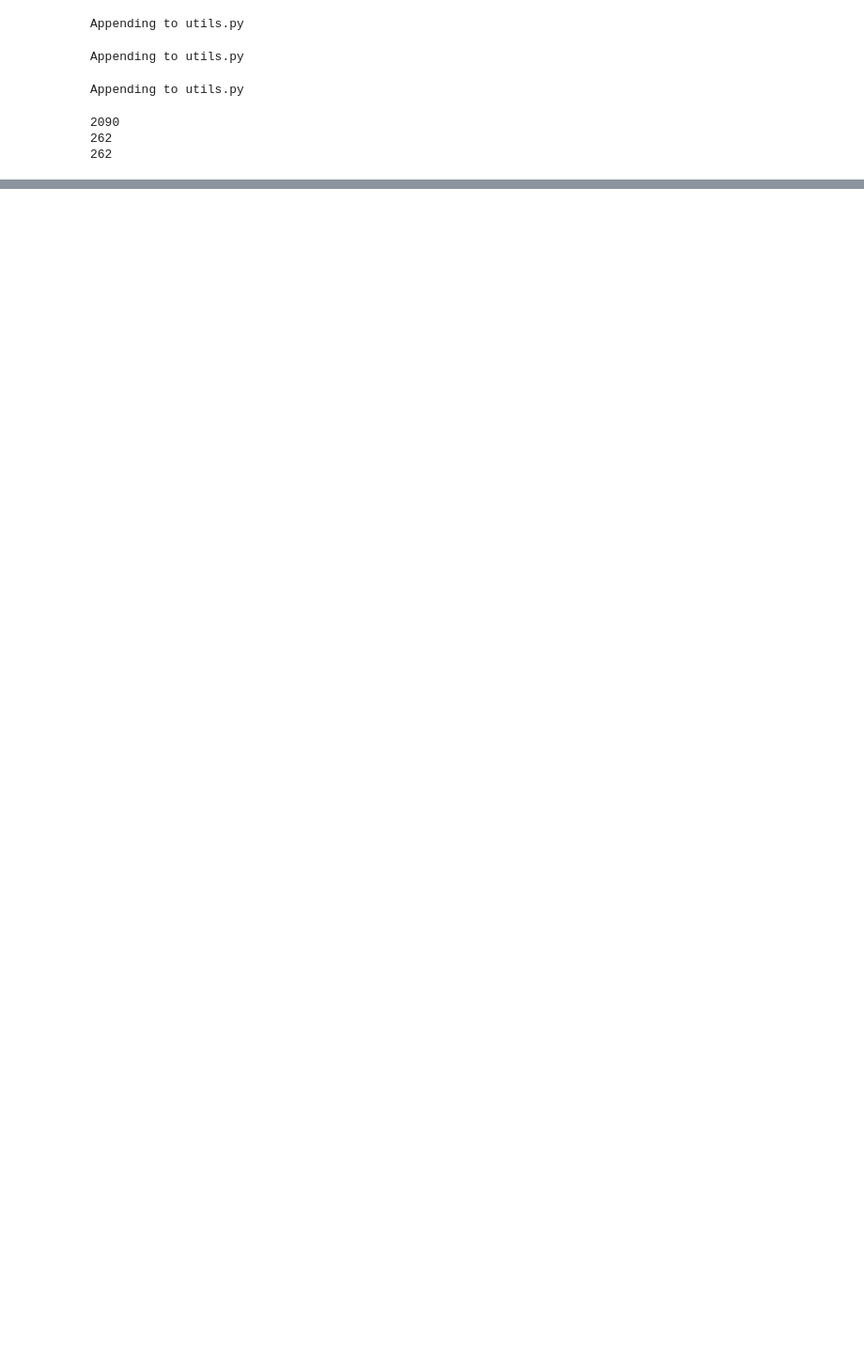
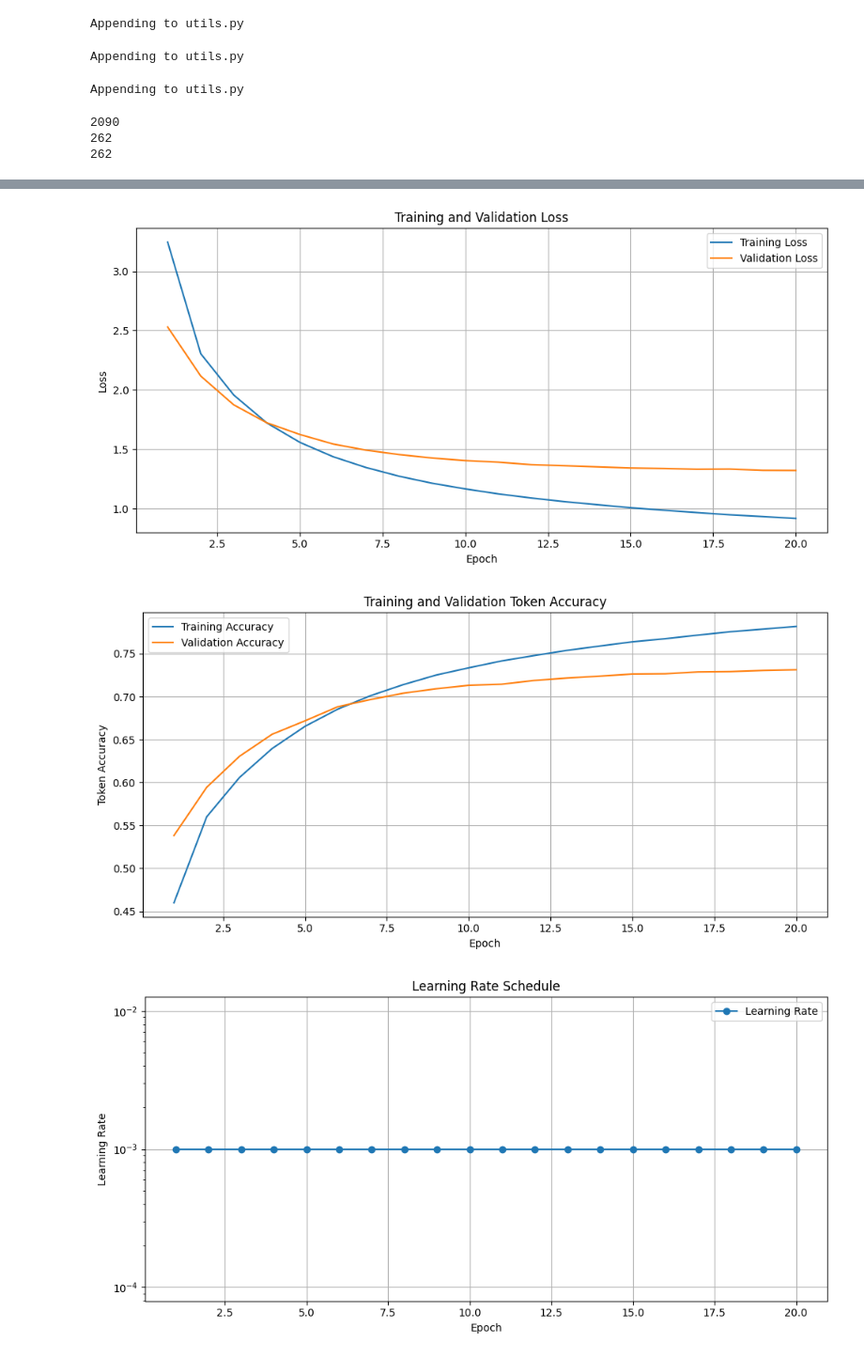
Before and after one commit to davidmba819/english-french-machine-translation, a Jupyter notebook: notebooks/02_gru_translation.ipynb, the cells around one changed output, grey strips where cells are left out. Shown at 94% size. Drawn from its saved outputs; the diff is of its cells as text; code cells hidden in the pictures; blank space fills up the shorter version.

```diff
--- a/notebooks/02_gru_translation.ipynb
+++ b/notebooks/02_gru_translation.ipynb
@@ -647,0 +679,18 @@ fatal: could not read Username for 'https://github.com': No such device or addre
+# %%
+# 1. Initialize the encoder
+encoder = Encoder(
+    vocab_size=EN_VOCAB_SIZE,
+    embedding_dim=EMBEDDING_DIM,
+    hidden_dim=HIDDEN_DIM,
+    num_layers=NUM_LAYERS,
+    padding_idx=EN_PAD_ID,
+)
+
+# 2. Initialize the decoder
+decoder = Decoder(
+    vocab_size=FR_VOCAB_SIZE,
+    embedding_dim=EMBEDDING_DIM,
+    hidden_dim=HIDDEN_DIM,
+    num_layers=NUM_LAYERS,
+    padding_idx=FR_PAD_ID
+)
@@ -647,0 +777,15 @@ fatal: could not read Username for 'https://github.com': No such device or addre
+# %%
+# training
+
+baseline_history = train_model(
+    model=model,
+    train_loader=train_loader,
+    val_loader=val_loader,
+    optimizer=optimizer,
+    criterion=criterion,
+    scheduler=sheduler,
+    num_epochs=NUM_EPOCHS,
+    en_pad_id=EN_PAD_ID,
+    fr_pad_id=FR_PAD_ID,
+    device=device
+)
@@ -647,0 +813,6 @@ fatal: could not read Username for 'https://github.com': No such device or addre
+# %%
+plot_training_history(baseline_history)
+# %% [output]
+[figure, added]
+[figure, added]
+[figure, added]
```
Also changed, not shown: parts of 30 cells of this notebook.
